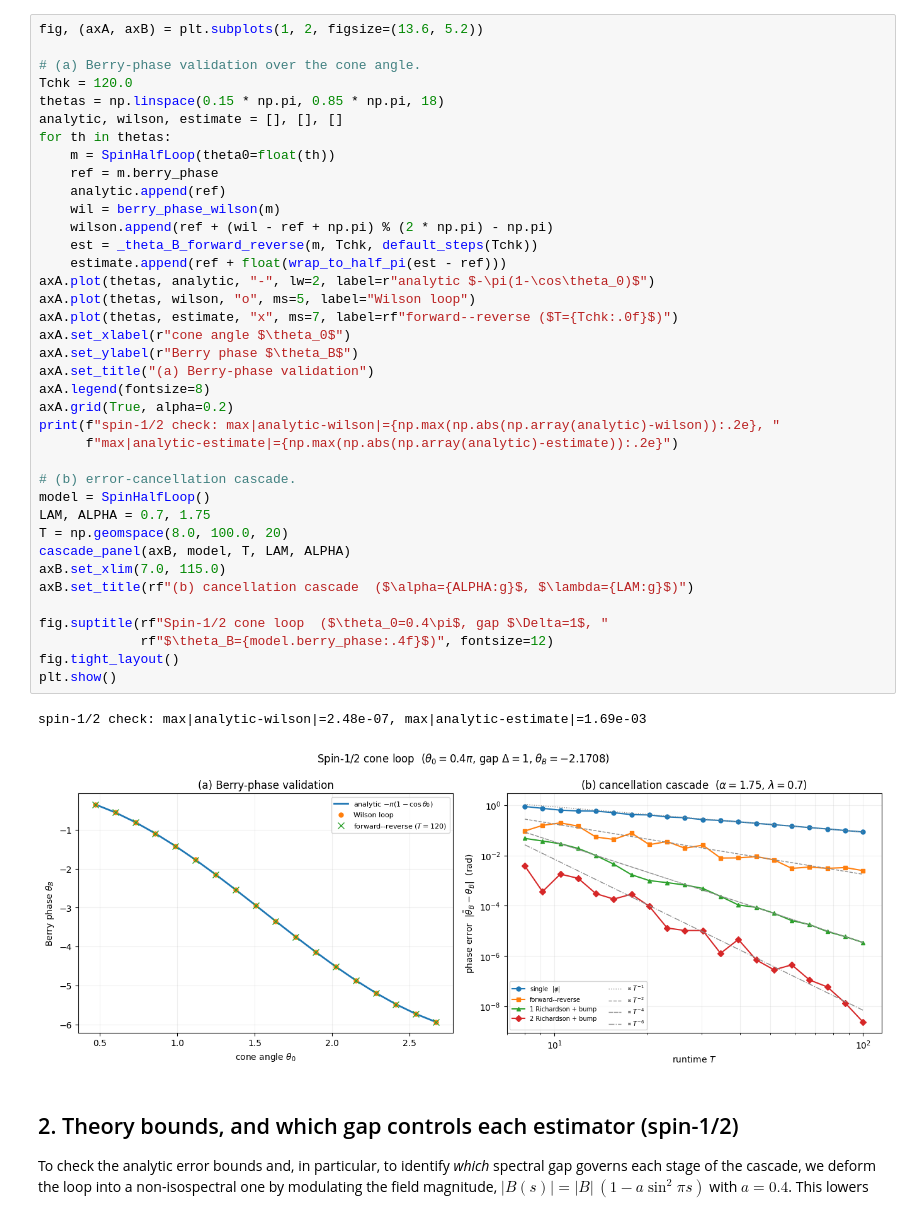
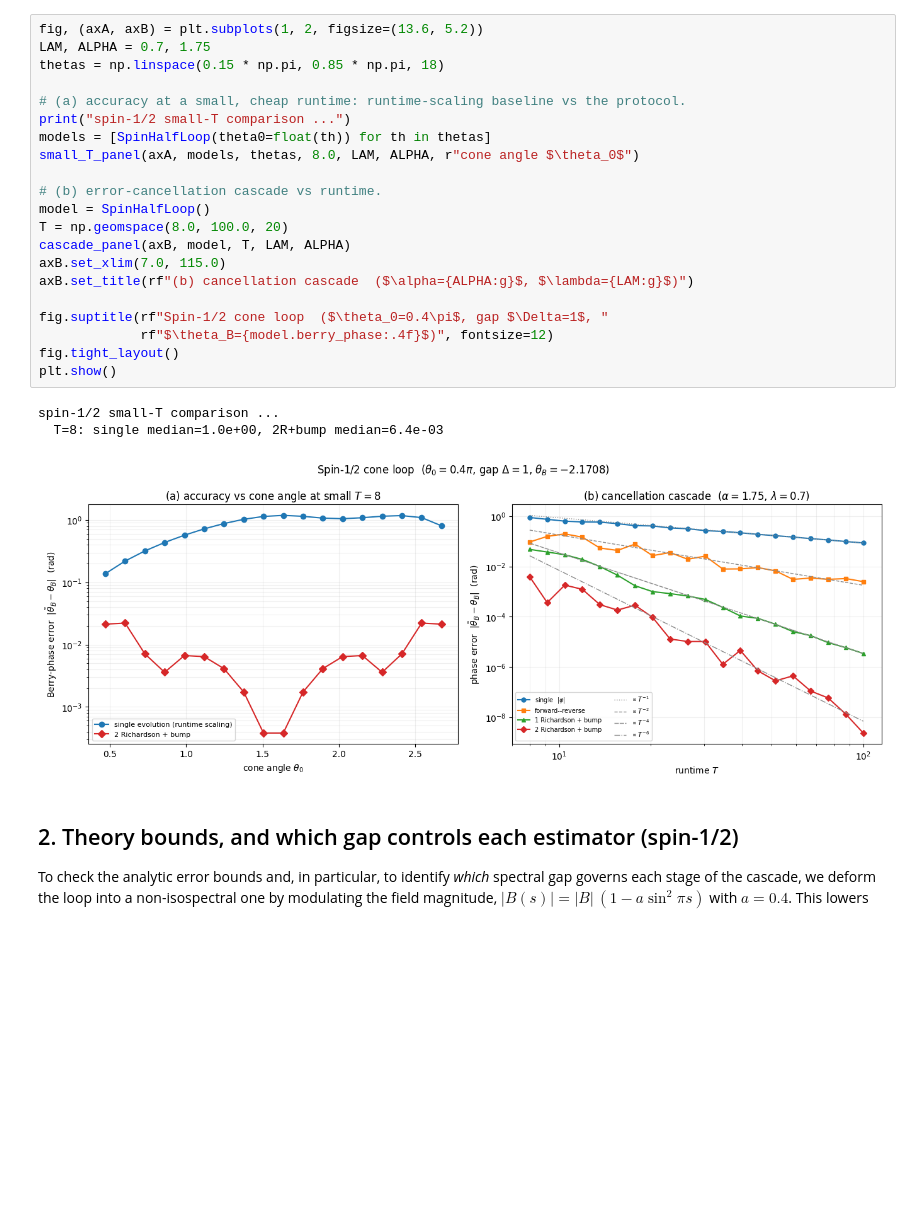
Before and after one commit to CKiumi/berry-phase-cancellation, a Jupyter notebook: experiments.ipynb, the cells around one changed output. Cells and saved outputs as stored; diff of their text form; blank space fills up the shorter version.

```diff
--- a/experiments.ipynb
+++ b/experiments.ipynb
@@ -87,44 +104,28 @@ $\alpha=1.75$. The two-level curve is at its $T^{-6}$ floor and oscillation-limi
 # %%
 fig, (axA, axB) = plt.subplots(1, 2, figsize=(13.6, 5.2))
+LAM, ALPHA = 0.7, 1.75
+thetas = np.linspace(0.15 * np.pi, 0.85 * np.pi, 18)
 
-# (a) Berry-phase validation over the cone angle.
-Tchk = 120.0
-thetas = np.linspace(0.15 * np.pi, 0.85 * np.pi, 18)
-analytic, wilson, estimate = [], [], []
-for th in thetas:
-    m = SpinHalfLoop(theta0=float(th))
-    ref = m.berry_phase
-    analytic.append(ref)
-    wil = berry_phase_wilson(m)
-    wilson.append(ref + (wil - ref + np.pi) % (2 * np.pi) - np.pi)
-    est = _theta_B_forward_reverse(m, Tchk, default_steps(Tchk))
-    estimate.append(ref + float(wrap_to_half_pi(est - ref)))
-axA.plot(thetas, analytic, "-", lw=2, label=r"analytic $-\pi(1-\cos\theta_0)$")
-axA.plot(thetas, wilson, "o", ms=5, label="Wilson loop")
-axA.plot(thetas, estimate, "x", ms=7, label=rf"forward--reverse ($T={Tchk:.0f}$)")
-axA.set_xlabel(r"cone angle $\theta_0$")
-axA.set_ylabel(r"Berry phase $\theta_B$")
-axA.set_title("(a) Berry-phase validation")
-axA.legend(fontsize=8)
-axA.grid(True, alpha=0.2)
-print(f"spin-1/2 check: max|analytic-wilson|={np.max(np.abs(np.array(analytic)-wilson)):.2e}, "
-      f"max|analytic-estimate|={np.max(np.abs(np.array(analytic)-estimate)):.2e}")
+# (a) accuracy at a small, cheap runtime: runtime-scaling baseline vs the protocol.
+print("spin-1/2 small-T comparison ...")
+models = [SpinHalfLoop(theta0=float(th)) for th in thetas]
+small_T_panel(axA, models, thetas, 8.0, LAM, ALPHA, r"cone angle $\theta_0$")
 
-# (b) error-cancellation cascade.
+# (b) error-cancellation cascade vs runtime.
 model = SpinHalfLoop()
-LAM, ALPHA = 0.7, 1.75
 T = np.geomspace(8.0, 100.0, 20)
 cascade_panel(axB, model, T, LAM, ALPHA)
 axB.set_xlim(7.0, 115.0)
 axB.set_title(rf"(b) cancellation cascade  ($\alpha={ALPHA:g}$, $\lambda={LAM:g}$)")
 
 fig.suptitle(rf"Spin-1/2 cone loop  ($\theta_0=0.4\pi$, gap $\Delta=1$, "
              rf"$\theta_B={model.berry_phase:.4f}$)", fontsize=12)
 fig.tight_layout()
 plt.show()
 # %% [output]
-spin-1/2 check: max|analytic-wilson|=2.48e-07, max|analytic-estimate|=1.69e-03
+spin-1/2 small-T comparison ...
+  T=8: single median=1.0e+00, 2R+bump median=6.4e-03
-[figure, old version]
+[figure, new version]
 # %% [markdown]
 ## 2. Theory bounds, and which gap controls each estimator (spin-1/2)
 
```
Also changed, not shown: parts of 6 cells of this notebook.
